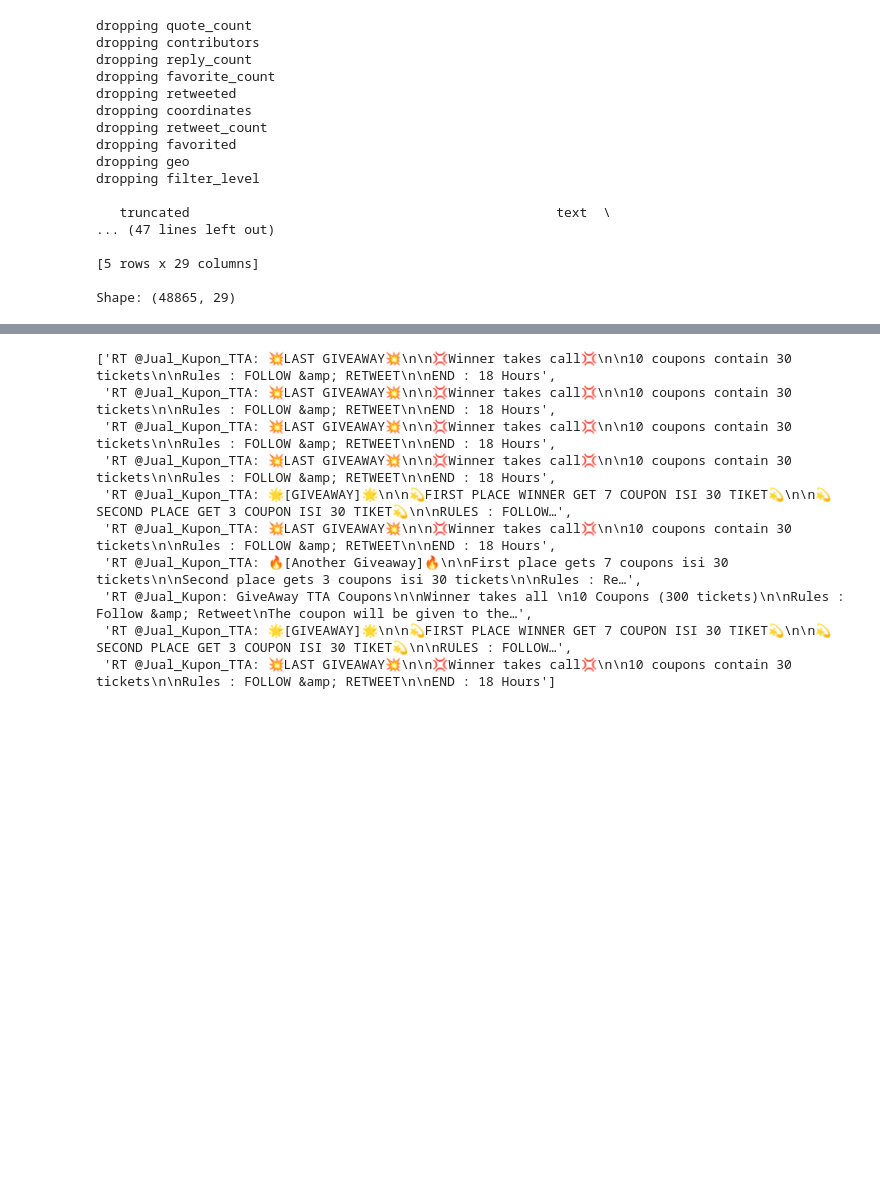
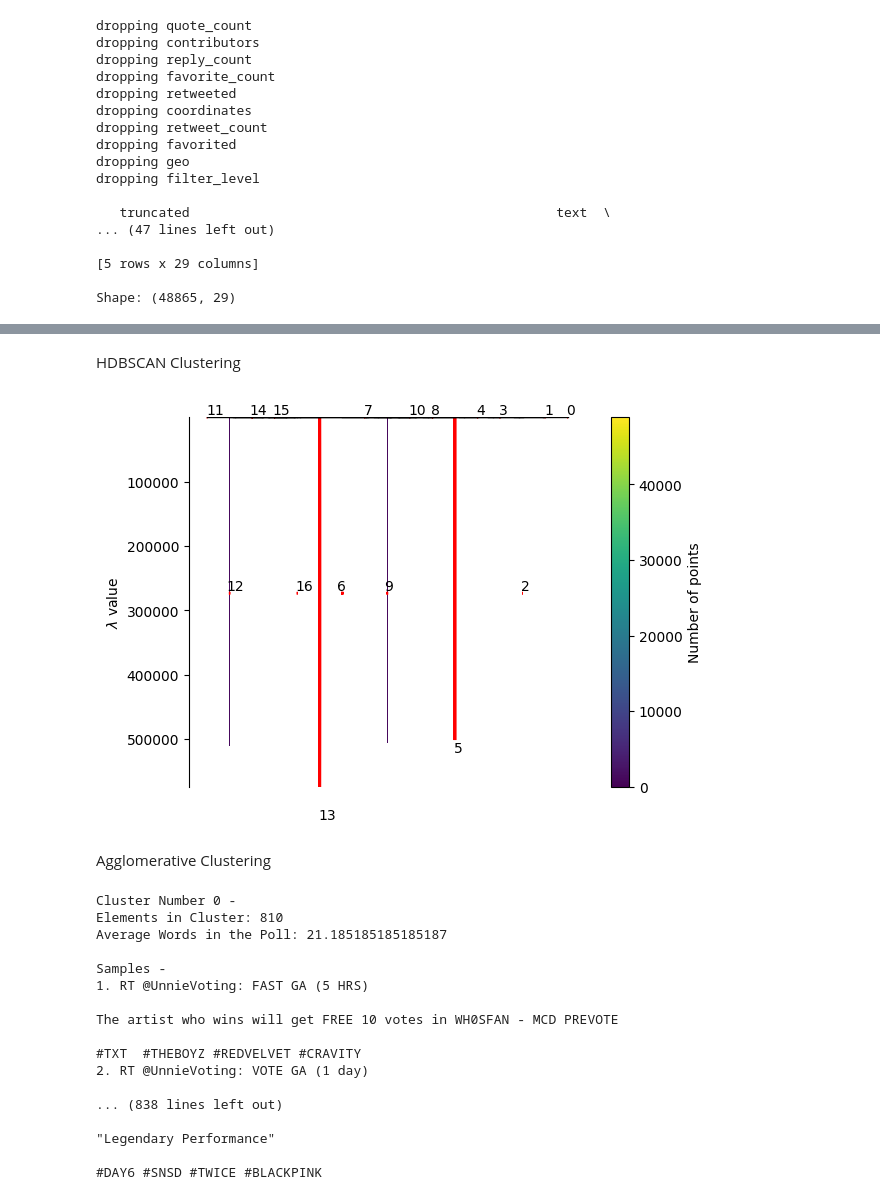
Before and after one commit to alexrodpas/twitter-poll-topic-clustering, a Jupyter notebook: sandbox.ipynb, the cells around one changed output, grey strips where cells are left out. Cells and saved outputs as stored; diff of their text form; code cells hidden in the pictures; blank space fills up the shorter version.

```diff
--- a/sandbox.ipynb
+++ b/sandbox.ipynb
@@ -75,8 +24,8 @@ class Preprocessor:
 # %%
 df = Reader(config.link_to_dataset).read()
 # %%
-preprocessor = Preprocessor(df, only_english = config.only_english, only_retweeted = config.only_retweeted)
-preprocessor.preprocess_df()
+preprocessor = Preprocessor(df)
+preprocessor.preprocess_df(only_english = config.only_english, only_retweeted = config.only_retweeted)
 preprocessor.preprocess_text()
 
 df = preprocessor.get_dataframe()
@@ -120,11 +49,0 @@ Name: text, Length: 48865, dtype: object
-# %%
-class SentenceTransformerEmbedding:
-    def __init__(self):
-        from sentence_transformers import SentenceTransformer
-        self.embedder = SentenceTransformer('paraphrase-MiniLM-L6-v2')
-
-    def embed(self, texts):
-        texts = np.array(texts)
-        self.embeddings = self.embedder.encode(texts)
-
-        return self.embeddings
@@ -154,3 +59,3 @@ class KMeansClustering():
 # %%
-clusterer = KMeansClustering(k = config.KforKMeans)
+clusterer = KMeansClusterer(k = config.KforKMeans)
 clusterer.fit(embeddings)
@@ -156,0 +82,11 @@ clusterer.fit(embeddings)
+# %% [markdown]
+HDBSCAN Clustering
+# %%
+hdbclusterer = HDBSCANClusterer(min_cluster_size = 500, min_samples = 1)
+hdbclusterer.fit(embeddings)
+# %%
+hdbclusterer.plot_dendrogram()
+# %% [output]
+[figure, added]
+# %% [markdown]
+Agglomerative Clustering
@@ -157,13 +96,20 @@ clusterer.fit(embeddings)
 # %%
-clusterer.sample_from_cluster(df, 2)
+clusterer.summarise_clusters(df)
 # %% [output]
-['RT @Jual_Kupon_TTA: 💥LAST GIVEAWAY💥\n\n💢Winner takes call💢\n\n10 coupons contain 30 tickets\n\nRules : FOLLOW &amp; RETWEET\n\nEND : 18 Hours',
- 'RT @Jual_Kupon_TTA: 💥LAST GIVEAWAY💥\n\n💢Winner takes call💢\n\n10 coupons contain 30 tickets\n\nRules : FOLLOW &amp; RETWEET\n\nEND : 18 Hours',
- 'RT @Jual_Kupon_TTA: 💥LAST GIVEAWAY💥\n\n💢Winner takes call💢\n\n10 coupons contain 30 tickets\n\nRules : FOLLOW &amp; RETWEET\n\nEND : 18 Hours',
- 'RT @Jual_Kupon_TTA: 💥LAST GIVEAWAY💥\n\n💢Winner takes call💢\n\n10 coupons contain 30 tickets\n\nRules : FOLLOW &amp; RETWEET\n\nEND : 18 Hours',
- 'RT @Jual_Kupon_TTA: 🌟[GIVEAWAY]🌟\n\n💫FIRST PLACE WINNER GET 7 COUPON ISI 30 TIKET💫\n\n💫SECOND PLACE GET 3 COUPON ISI 30 TIKET💫\n\nRULES : FOLLOW…',
- 'RT @Jual_Kupon_TTA: 💥LAST GIVEAWAY💥\n\n💢Winner takes call💢\n\n10 coupons contain 30 tickets\n\nRules : FOLLOW &amp; RETWEET\n\nEND : 18 Hours',
- 'RT @Jual_Kupon_TTA: 🔥[Another Giveaway]🔥\n\nFirst place gets 7 coupons isi 30 tickets\n\nSecond place gets 3 coupons isi 30 tickets\n\nRules : Re…',
- 'RT @Jual_Kupon: GiveAway TTA Coupons\n\nWinner takes all \n10 Coupons (300 tickets)\n\nRules : Follow &amp; Retweet\nThe coupon will be given to the…',
- 'RT @Jual_Kupon_TTA: 🌟[GIVEAWAY]🌟\n\n💫FIRST PLACE WINNER GET 7 COUPON ISI 30 TIKET💫\n\n💫SECOND PLACE GET 3 COUPON ISI 30 TIKET💫\n\nRULES : FOLLOW…',
- 'RT @Jual_Kupon_TTA: 💥LAST GIVEAWAY💥\n\n💢Winner takes call💢\n\n10 coupons contain 30 tickets\n\nRules : FOLLOW &amp; RETWEET\n\nEND : 18 Hours']
+Cluster Number 0 -
+Elements in Cluster: 810
+Average Words in the Poll: 21.185185185185187
+
+Samples -
+1. RT @UnnieVoting: FAST GA (5 HRS)
+
+The artist who wins will get FREE 10 votes in WH0SFAN - MCD PREVOTE
+
+#TXT  #THEBOYZ #REDVELVET #CRAVITY
+2. RT @UnnieVoting: VOTE GA (1 day)
+
+... (838 lines left out)
+
+"Legendary Performance"
+
+#DAY6 #SNSD #TWICE #BLACKPINK
```
Also changed, not shown: parts of 16 cells of this notebook, 2 other files.
